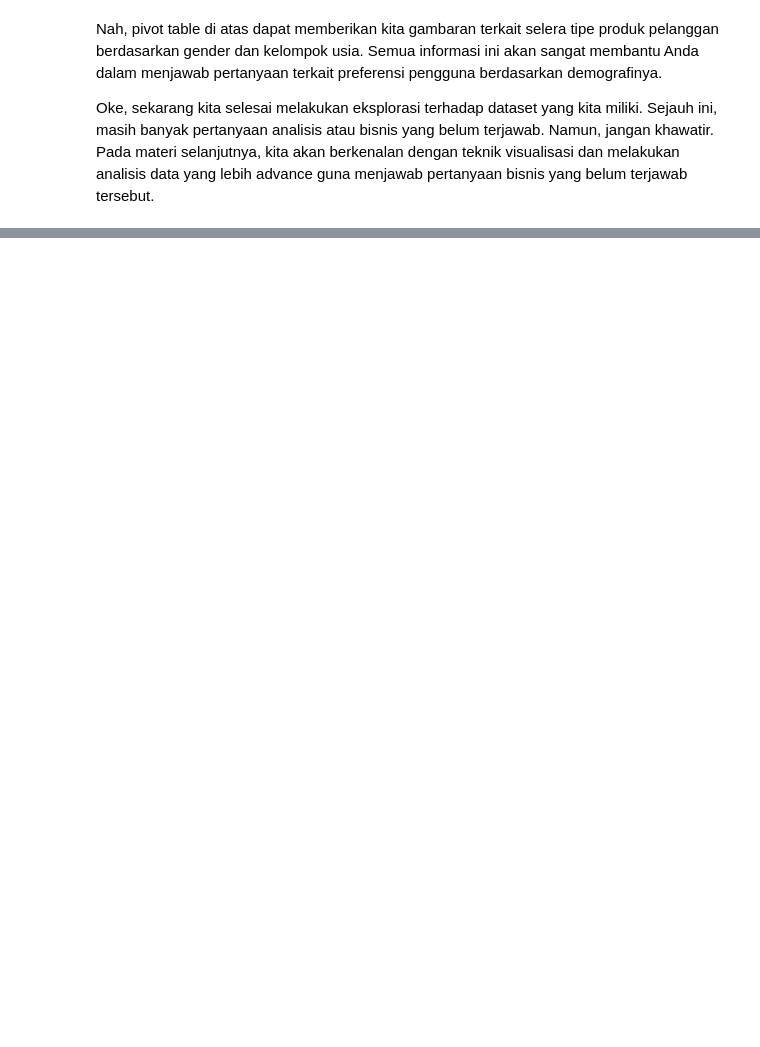
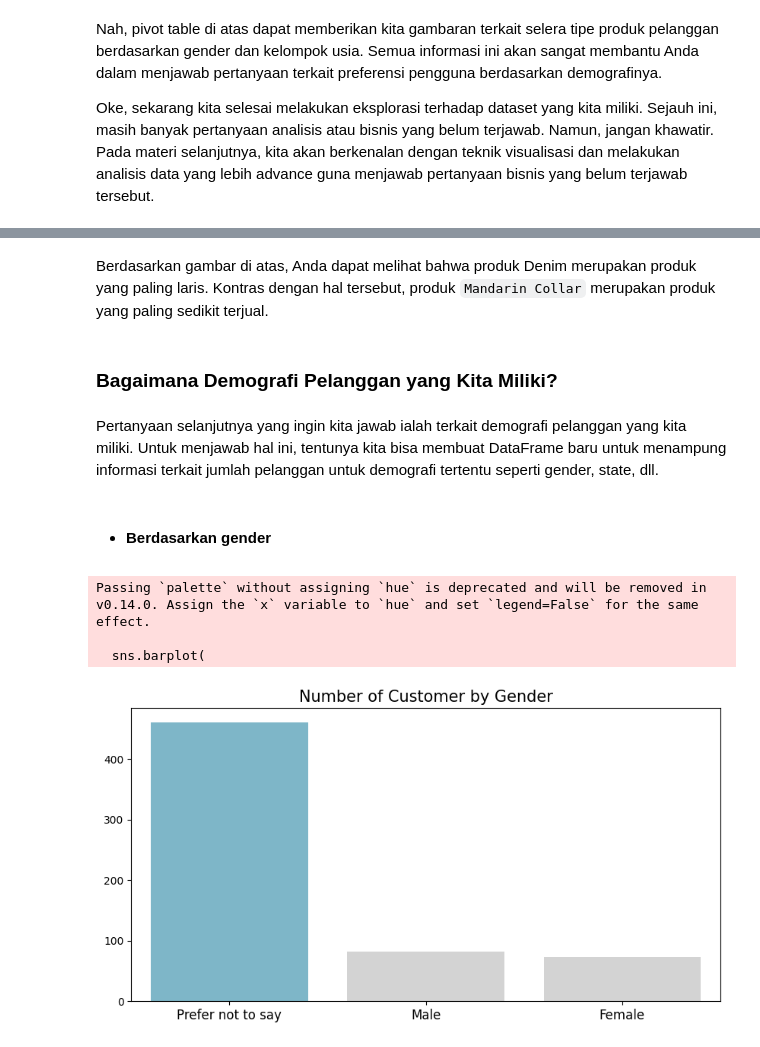
Before and after one commit to zhavei/proyek_analisis_data, a Jupyter notebook: exploratory_data_analysis.ipynb, the cells around one changed output, grey strips where cells are left out. Cells and saved outputs as stored; diff of their text form; code cells hidden in the pictures; blank space fills up the shorter version.

```diff
--- a/exploratory_data_analysis.ipynb
+++ b/exploratory_data_analysis.ipynb
@@ -530,0 +826,36 @@ memory usage: 39.2+ KB
+# %% [markdown]
+Berdasarkan gambar di atas, Anda dapat melihat bahwa produk Denim merupakan produk yang paling laris. Kontras dengan hal tersebut, produk `Mandarin Collar` merupakan produk yang paling sedikit terjual.
+# %% [markdown]
+### Bagaimana Demografi Pelanggan yang Kita Miliki?
+# %% [markdown]
+Pertanyaan selanjutnya yang ingin kita jawab ialah terkait demografi pelanggan yang kita miliki. Untuk menjawab hal ini, tentunya kita bisa membuat DataFrame baru untuk menampung informasi terkait jumlah pelanggan untuk demografi tertentu seperti gender, state, dll.
+# %% [markdown]
+- #### Berdasarkan gender
+# %%
+bygender_df = all_df.groupby(by="gender").customer_id.nunique().reset_index()
+bygender_df.rename(columns={
+    "customer_id": "customer_count"
+}, inplace=True)
+
+plt.figure(figsize=(10, 5))
+
+sns.barplot(
+    y="customer_count",
+    x="gender",
+    data=bygender_df.sort_values(
+        by="customer_count",
+        ascending=False),
+    palette=colors
+)
+plt.title("Number of Customer by Gender",
+          loc="center",
+          fontsize=15)
+plt.ylabel(None)
+plt.xlabel(None)
+plt.tick_params(axis='x', labelsize=12)
+plt.show()
+# %% [output]
+Passing `palette` without assigning `hue` is deprecated and will be removed in v0.14.0. Assign the `x` variable to `hue` and set `legend=False` for the same effect.
+
+  sns.barplot(
+[figure, added]
```
Also changed, not shown: parts of 33 cells of this notebook, 1 other file.
